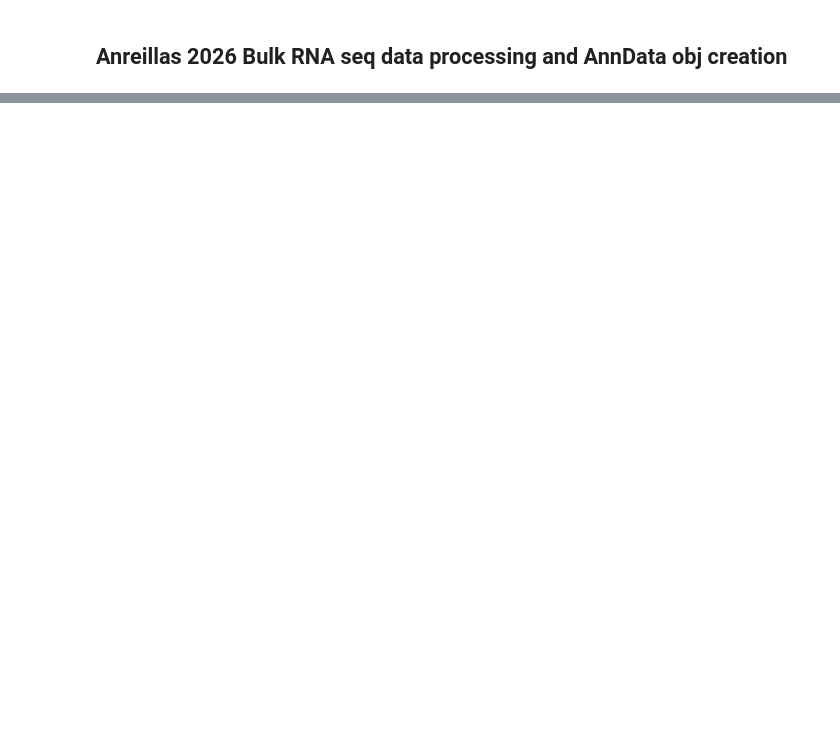
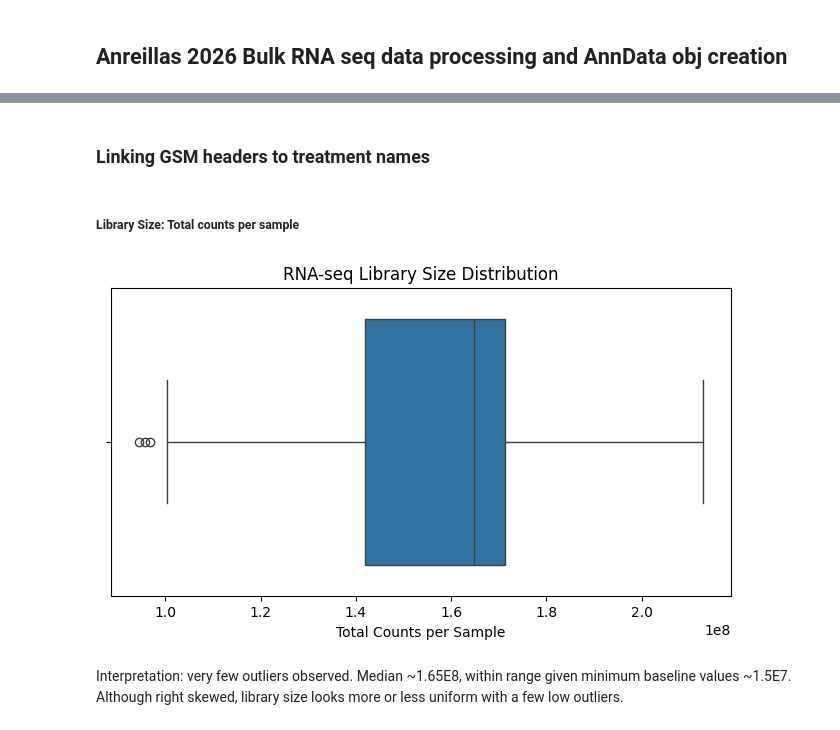
Before and after one commit to marika-clark/dark_matter_atx, a Jupyter notebook: data_processing/Anerillas_2026.ipynb, the cells around one changed output, grey strips where cells are left out. Saved outputs shown, nothing was run; the diff lists cells and outputs as text; code cells hidden in the pictures; blank space fills up the shorter version.

Commit message:
baseline: pre-agent initialization

```diff
--- a/data_processing/Anerillas_2026.ipynb
+++ b/data_processing/Anerillas_2026.ipynb
@@ -62,0 +98,3 @@ Saved consolidated matrix to: /Users/marikaclark/dark_matter_atx/data/Anerillas_
+# %%
+bulk_seq = pd.read_csv("/Users/marikaclark/dark_matter_atx/data/Anerillas_2026/consolidated_expression_matrix.csv")
+bulk_seq.head()
@@ -62,0 +109,2 @@ Saved consolidated matrix to: /Users/marikaclark/dark_matter_atx/data/Anerillas_
+# %% [markdown]
+### Linking GSM headers to treatment names
@@ -62,0 +129,13 @@ Saved consolidated matrix to: /Users/marikaclark/dark_matter_atx/data/Anerillas_
+# %% [markdown]
+##### **Library Size**: Total counts per sample
+# %%
+from matplotlib import axes
+plt.figure(figsize=(8, 4))
+sns.boxplot(x=bulk_seq.iloc[:,2:].sum(axis=0))
+plt.title("RNA-seq Library Size Distribution")
+plt.xlabel("Total Counts per Sample")
+plt.show()
+# %% [output]
+[figure, added]
+# %% [markdown]
+Interpretation: very few outliers observed. Median ~1.65E8, within range given minimum baseline values ~1.5E7. Although right skewed, library size looks more or less uniform with a few low outliers.
```
Also changed, not shown: parts of 19 cells of this notebook, 2 other files.
